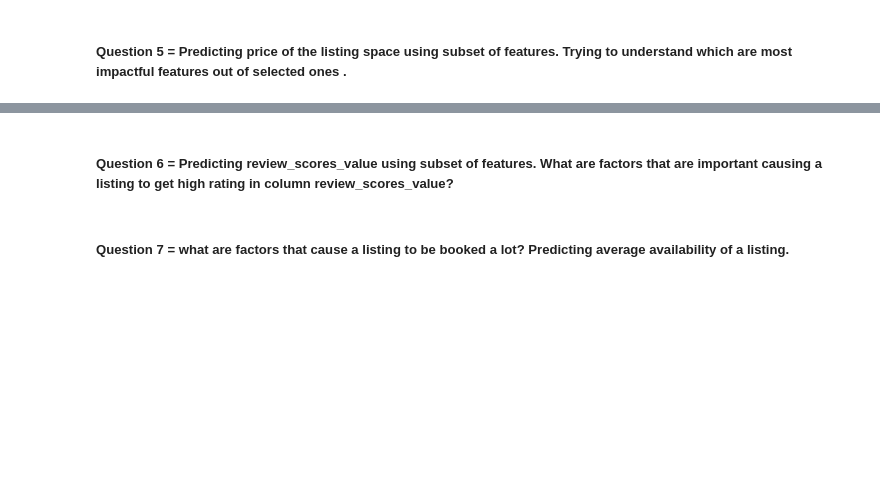
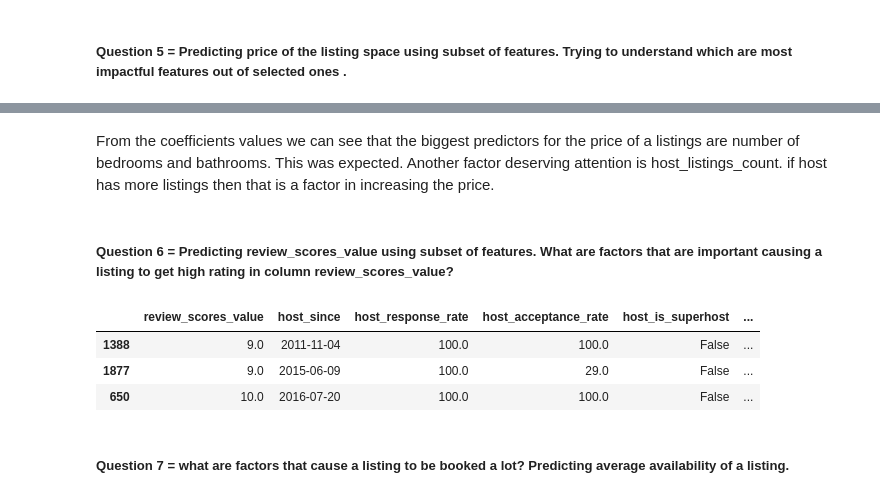
Before and after one commit to sdaphtardar/airbnb_dataset_analysis, a Jupyter notebook: AirBnB_Data_Analysis.ipynb, the cells around one changed output, grey strips where cells are left out. Saved outputs shown, nothing was run; the diff lists cells and outputs as text; code cells hidden in the pictures; blank space fills up the shorter version.

```diff
--- a/AirBnB_Data_Analysis.ipynb
+++ b/AirBnB_Data_Analysis.ipynb
@@ -1464,0 +1556,4 @@ df_predict_review_scores_value['host_since'] = pd.to_datetime(df_predict_review_
+# %%
+df_predict_review_scores_value['host_since_month'] = pd.DatetimeIndex(df_predict_review_scores_value['host_since']).month
+# %%
+df_predict_review_scores_value['host_since_day'] = pd.DatetimeIndex(df_predict_review_scores_value['host_since']).day
@@ -1641,0 +1780,4 @@ df_predict_review_scores_value.shape
+# %%
+df_predict_review_scores_value.zipcode.replace({' ':'','-':''}, regex=True, inplace=True)
+# %%
+df_predict_review_scores_value.zipcode = df_predict_review_scores_value.zipcode.astype('float')
@@ -2315,4 +2663,13 @@ plt.xticks(rotation=90);
+# %% [markdown]
+From the coefficients values we can see that the biggest predictors for the price of a listings are number of bedrooms and bathrooms. This was expected. Another factor deserving attention is host_listings_count. if host has more listings then that is a factor in increasing the price.
 # %% [markdown]
 ##### Question 6 = Predicting review_scores_value using subset of features. What are factors that are important causing a listing to get high rating in column review_scores_value?
+# %%
+df_predict_review_scores_value.sample(3)
+# %% [output]
+|  | review_scores_value | host_since | host_response_rate | host_acceptance_rate | host_is_superhost | ... |
+| 1388 | 9.0 | 2011-11-04 | 100.0 | 100.0 | False | ... |
+| 1877 | 9.0 | 2015-06-09 | 100.0 | 29.0 | False | ... |
+| 650 | 10.0 | 2016-07-20 | 100.0 | 100.0 | False | ... |
 # %% [markdown]
 ##### Question 7 = what are factors that cause a listing to be booked a lot?  Predicting average availability of a listing.
```
Also changed, not shown: parts of 61 cells of this notebook.
